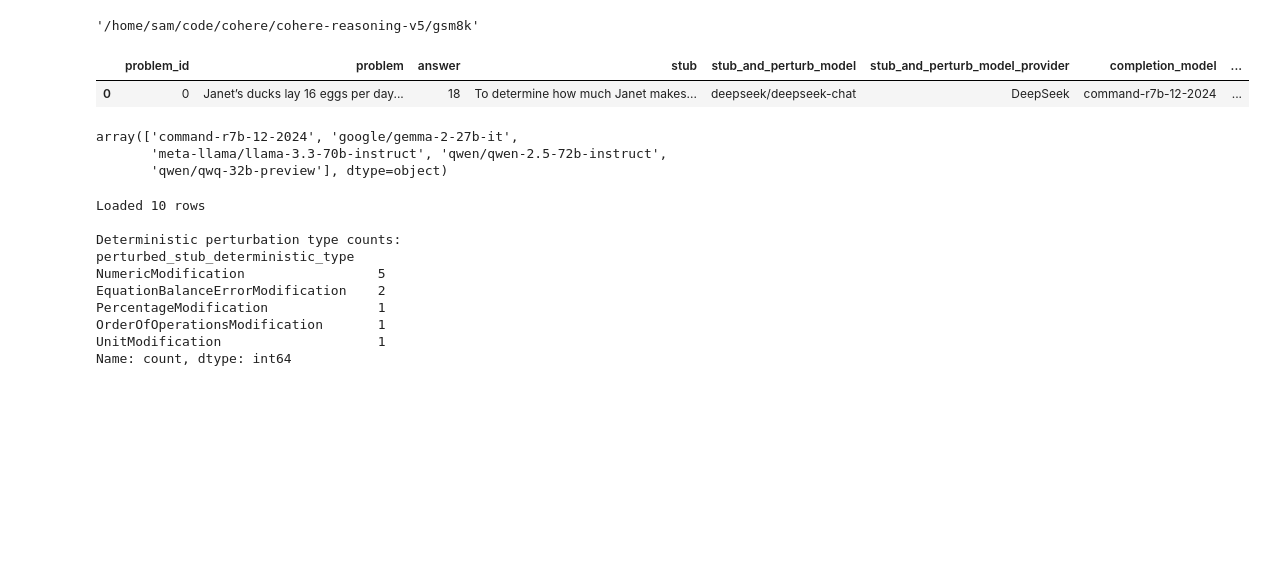
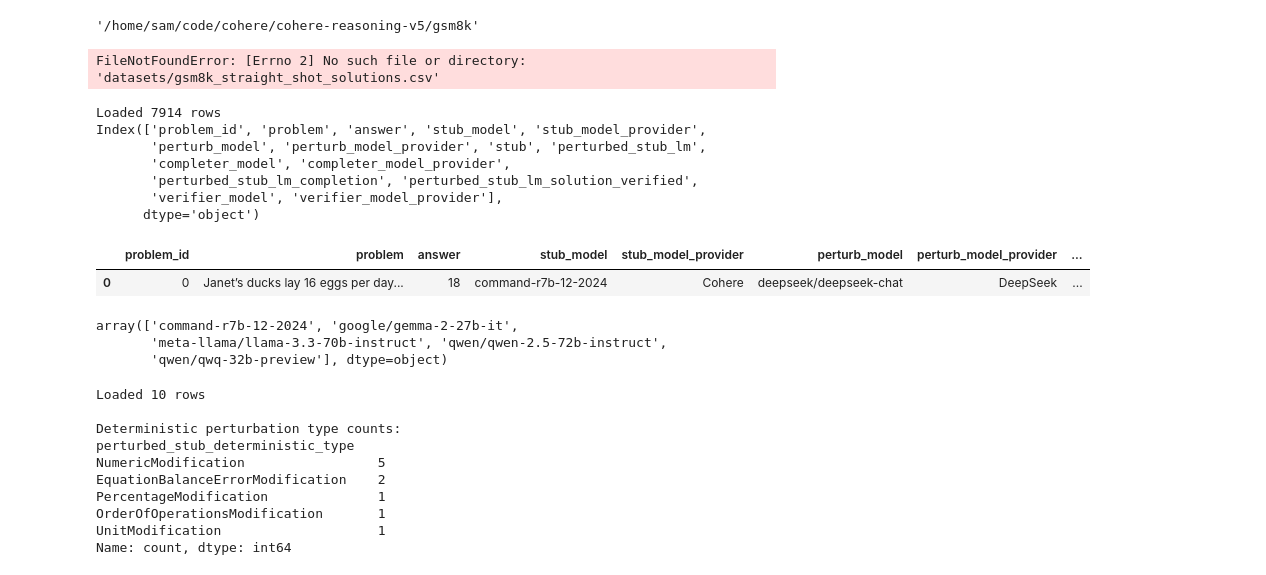
Before and after one commit to sasilver75/cohere-reasoning-v5, a Jupyter notebook: gsm8k/scratch.ipynb, the cells around one changed output. Saved outputs shown, nothing was run; the diff lists cells and outputs as text; code cells hidden in the pictures; blank space fills up the shorter version.

Commit message:
move downloaders and datsets into gsm, change from solution - running straight shot completions

```diff
--- a/gsm8k/scratch.ipynb
+++ b/gsm8k/scratch.ipynb
@@ -5,12 +5,34 @@ import os
 os.getcwd()
 # %% [output]
 '/home/sam/code/cohere/cohere-reasoning-v5/gsm8k'
+# %%
+ss_df = pd.read_csv("gsm8k/datasets/gsm8k_straight_shot_solutions.csv")
+# ss_df.head(1)
+
+cr_df = ss_df[ss_df["completion_model"] == "command-r7b-12-2024"]
+print(f"Loaded {len(cr_df)} rows")
+cr_df.head(1)
+
+# Calculate success rate for command-r7b-12-2024 model
+success_rate = cr_df["solution_verified"].mean()
+print(f"Success rate: {success_rate:.2%}")
+# %% [output]
+FileNotFoundError: [Errno 2] No such file or directory: 'datasets/gsm8k_straight_shot_solutions.csv'
 # %%
-df = pd.read_csv("datasets/gsm8k_completions_off_policy.csv")
+df = pd.read_csv("datasets/gsm8k_completions_on_policy.csv")
+print(f"Loaded {len(df)} rows")
+print(df.columns)
 df.head(1)
 # %% [output]
+Loaded 7914 rows
+Index(['problem_id', 'problem', 'answer', 'stub_model', 'stub_model_provider',
+       'perturb_model', 'perturb_model_provider', 'stub', 'perturbed_stub_lm',
+       'completer_model', 'completer_model_provider',
+       'perturbed_stub_lm_completion', 'perturbed_stub_lm_solution_verified',
+       'verifier_model', 'verifier_model_provider'],
+      dtype='object')
-|  | problem_id | problem | answer | stub | stub_and_perturb_model | stub_and_perturb_model_provider | completion_model | ... |
-| 0 | 0 | Janet’s ducks lay 16 eggs per day... | 18 | To determine how much Janet makes... | deepseek/deepseek-chat | DeepSeek | command-r7b-12-2024 | ... |
+|  | problem_id | problem | answer | stub_model | stub_model_provider | perturb_model | perturb_model_provider | ... |
+| 0 | 0 | Janet’s ducks lay 16 eggs per day... | 18 | command-r7b-12-2024 | Cohere | deepseek/deepseek-chat | DeepSeek | ... |
 # %%
 df["completion_model"].unique()
 # %% [output]
```
Also changed, not shown: 16 other files.
